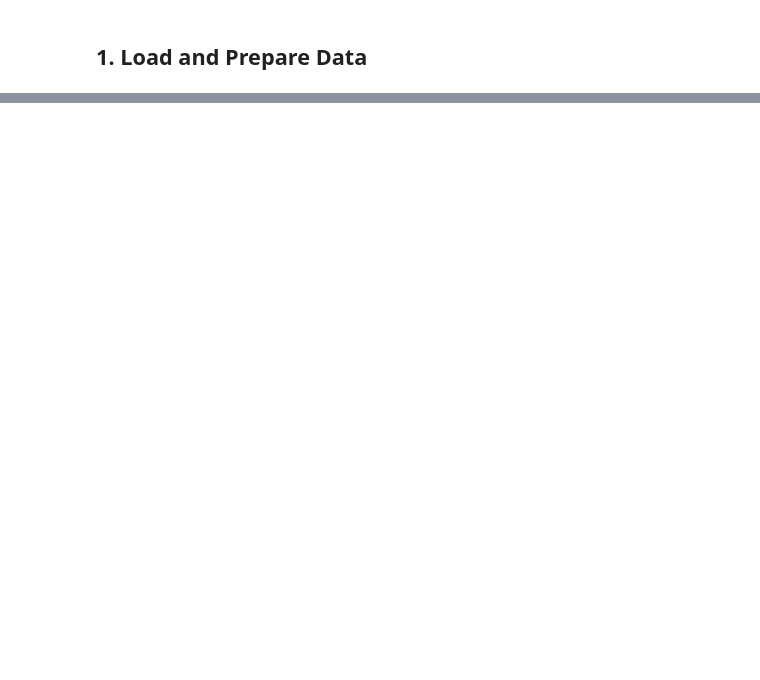
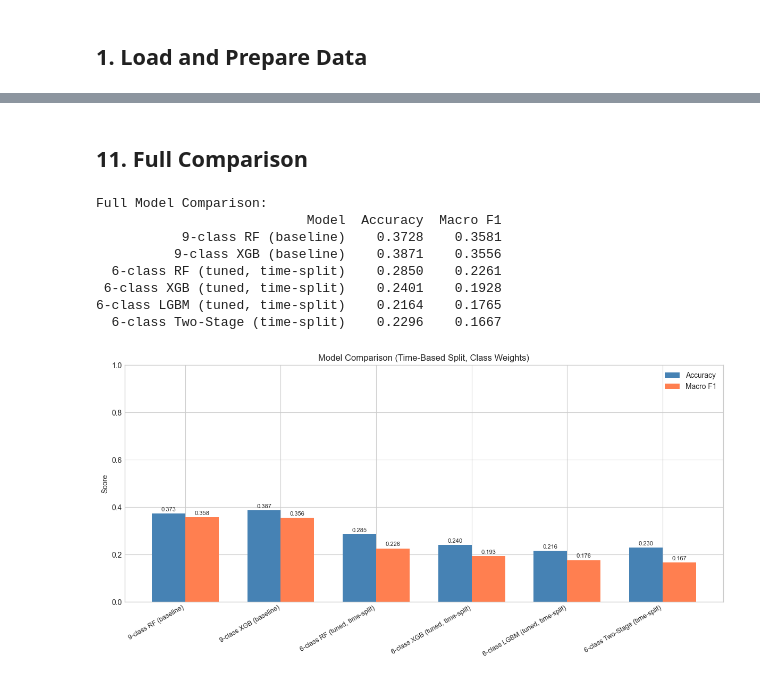
Before and after one commit to wushuchris/covered-call-prototype, a Jupyter notebook: notebooks/06b_improved_models.ipynb, the cells around one changed output, grey strips where cells are left out. Cells and saved outputs as stored; diff of their text form; code cells hidden in the pictures; blank space fills up the shorter version.

```diff
--- a/notebooks/06b_improved_models.ipynb
+++ b/notebooks/06b_improved_models.ipynb
@@ -721,0 +513,14 @@ Best model: Two-Stage (Macro F1: 0.8165)
+# %%
+# Combine two-stage predictions
+y_pred_2stage = money_preds * 2 + mat_preds
+y_true_2stage = y_test_money.values * 2 + y_test_mat.values
+
+twostage_acc = accuracy_score(y_true_2stage, y_pred_2stage)
+twostage_f1 = f1_score(y_true_2stage, y_pred_2stage, average='macro')
+twostage_f1w = f1_score(y_true_2stage, y_pred_2stage, average='weighted')
+
+print(f"Two-Stage Combined (6-class):")
+print(f"  Accuracy:    {twostage_acc:.4f}")
+print(f"  Macro F1:    {twostage_f1:.4f}")
+print(f"  Weighted F1: {twostage_f1w:.4f}")
+print(classification_report(y_true_2stage, y_pred_2stage, target_names=[label_to_bucket_6[i] for i in range(6)]))
@@ -721,0 +589,61 @@ Best model: Two-Stage (Macro F1: 0.8165)
+# %% [markdown]
+## 11. Full Comparison
+# %%
+comparison = pd.DataFrame({
+    'Model': [
+        '9-class RF (baseline)',
+        '9-class XGB (baseline)',
+        '6-class RF (tuned, time-split)',
+        '6-class XGB (tuned, time-split)',
+        '6-class LGBM (tuned, time-split)',
+        '6-class Two-Stage (time-split)',
+    ],
+    'Accuracy': [
+        0.3728, 0.3871,
+        results['RF_tuned']['Accuracy'],
+        results['XGB_tuned']['Accuracy'],
+        results['LGBM_tuned']['Accuracy'],
+        twostage_acc,
+    ],
+    'Macro F1': [
+        0.3581, 0.3556,
+        results['RF_tuned']['Macro F1'],
+        results['XGB_tuned']['Macro F1'],
+        results['LGBM_tuned']['Macro F1'],
+        twostage_f1,
+    ]
+}).round(4)
+
+print("Full Model Comparison:")
+print(comparison.to_string(index=False))
+
+# Plot
+fig, ax = plt.subplots(figsize=(12, 6))
+x = np.arange(len(comparison))
+w = 0.35
+b1 = ax.bar(x - w/2, comparison['Accuracy'], w, label='Accuracy', color='steelblue')
+b2 = ax.bar(x + w/2, comparison['Macro F1'], w, label='Macro F1', color='coral')
+ax.set_xticks(x)
+ax.set_xticklabels(comparison['Model'], rotation=30, ha='right', fontsize=9)
+ax.set_ylabel('Score')
+ax.set_title('Model Comparison (Time-Based Split, Class Weights)')
+ax.legend()
+ax.set_ylim(0, 1)
+for bars in [b1, b2]:
+    for bar in bars:
+        h = bar.get_height()
+        ax.annotate(f'{h:.3f}', xy=(bar.get_x()+bar.get_width()/2, h),
+                    xytext=(0,3), textcoords='offset points', ha='center', fontsize=8)
+plt.tight_layout()
+plt.savefig('../reports/figures/old_vs_new_comparison.png', dpi=150, bbox_inches='tight')
+plt.show()
+# %% [output]
+Full Model Comparison:
+                           Model  Accuracy  Macro F1
+           9-class RF (baseline)    0.3728    0.3581
+          9-class XGB (baseline)    0.3871    0.3556
+  6-class RF (tuned, time-split)    0.2850    0.2261
+ 6-class XGB (tuned, time-split)    0.2401    0.1928
+6-class LGBM (tuned, time-split)    0.2164    0.1765
+  6-class Two-Stage (time-split)    0.2296    0.1667
+[figure, added]
```
Also changed, not shown: parts of 69 cells of this notebook, 16 other files.
